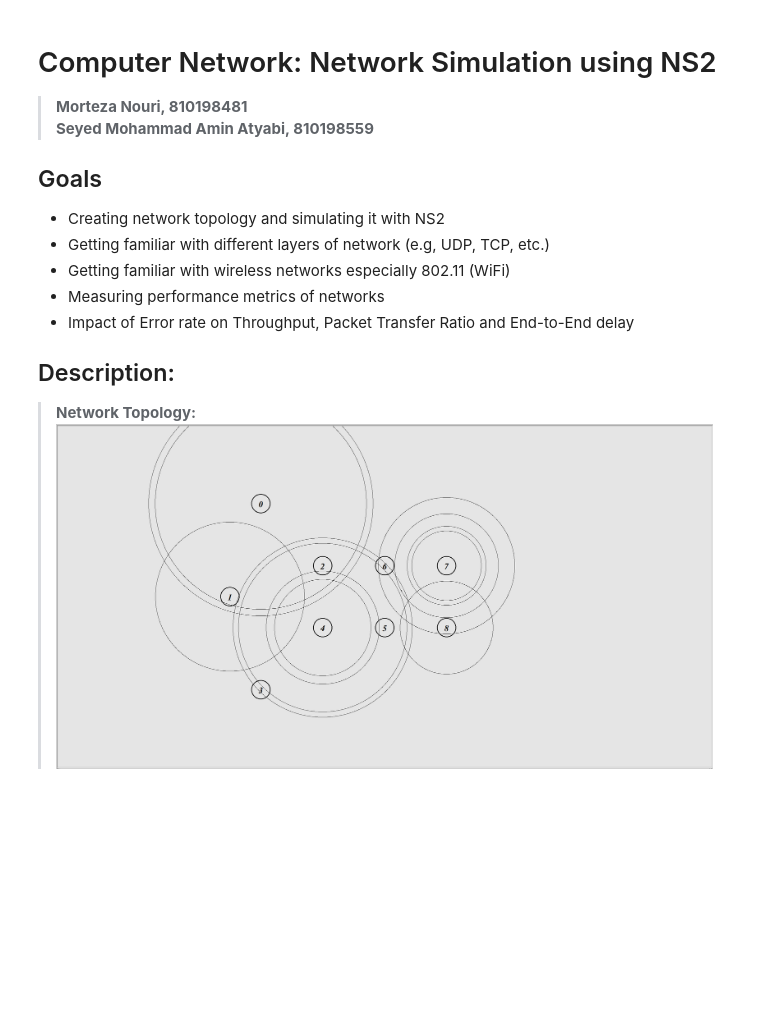
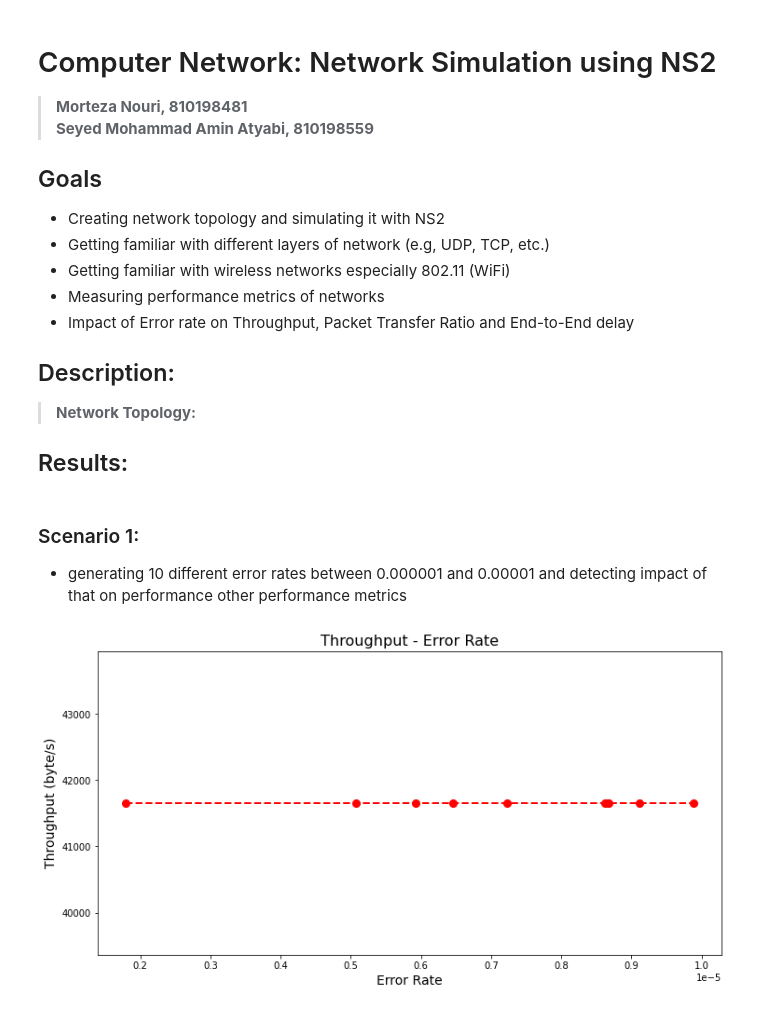
Before and after one commit to SM2A/Network_Simulation, a Jupyter notebook: Simulation-Report.ipynb, the cells around one changed output. Drawn from its saved outputs; the diff is of its cells as text; code cells hidden in the pictures; blank space fills up the shorter version.

Commit message:
scenario 1 done.

```diff
--- a/Simulation-Report.ipynb
+++ b/Simulation-Report.ipynb
@@ -12,4 +12,49 @@
 
 ## Description:
 > __Network Topology:__<br>
-![Screenshot%20from%202022-04-28%2013-38-20.png](attachment:Screenshot%20from%202022-04-28%2013-38-20.png)
+
+
+## Results:
+# %%
+import os
+import random
+import matplotlib.pyplot as plt
+from Analyzer import Analyzer
+
+TCL = 'WLan.tcl'
+# %% [markdown]
+### Scenario 1:
+- generating 10 different error rates between 0.000001 and 0.00001 and detecting impact of that on performance other performance metrics
+# %%
+# Default args
+BANDWIDTH = '1Mb'
+PACKETSIZE = '1024'
+
+# Scenario 1: give 10 different error rates between 0.000001 and 0.00001 and detect impact on performance parameters
+err_rates = []
+for i in range(10):
+    err_rates.append(random.uniform(0.00001, 0.000001))
+
+err_rates.sort()
+throughput = []
+transfer_ratio = []
+avg_delay = []
+for err_rate in err_rates:
+    prog = TCL + ' ' + BANDWIDTH + ' ' + PACKETSIZE + ' ' + str(err_rate)
+    command = 'ns' + ' ' + prog
+    os.system(command)
+    analyzer = Analyzer('traces/' + BANDWIDTH + '-' + PACKETSIZE + '-' + str(err_rate) + '.tr')
+    analyzer.parse()
+    throughput.append(analyzer.throughput())
+    transfer_ratio.append(analyzer.packet_transfer_ratio())
+    avg_delay.append(analyzer.avg_end_to_end_delay())
+# %%
+plt.rcParams["figure.figsize"] = (12, 6)
+
+plt.plot(err_rates, throughput, color='red', linestyle='dashed', linewidth=2, marker='o', markerfacecolor='red', markersize=8)
+plt.xlabel('Error Rate', fontsize=14)
+plt.ylabel('Throughput (byte/s)', fontsize=14)
+plt.title('Throughput - Error Rate', fontsize=16)
+plt.savefig("Throughput-ErrorRate")
+# %% [output]
+[figure, added]
```
Also changed, not shown: parts of 2 cells of this notebook, 3 other files.
